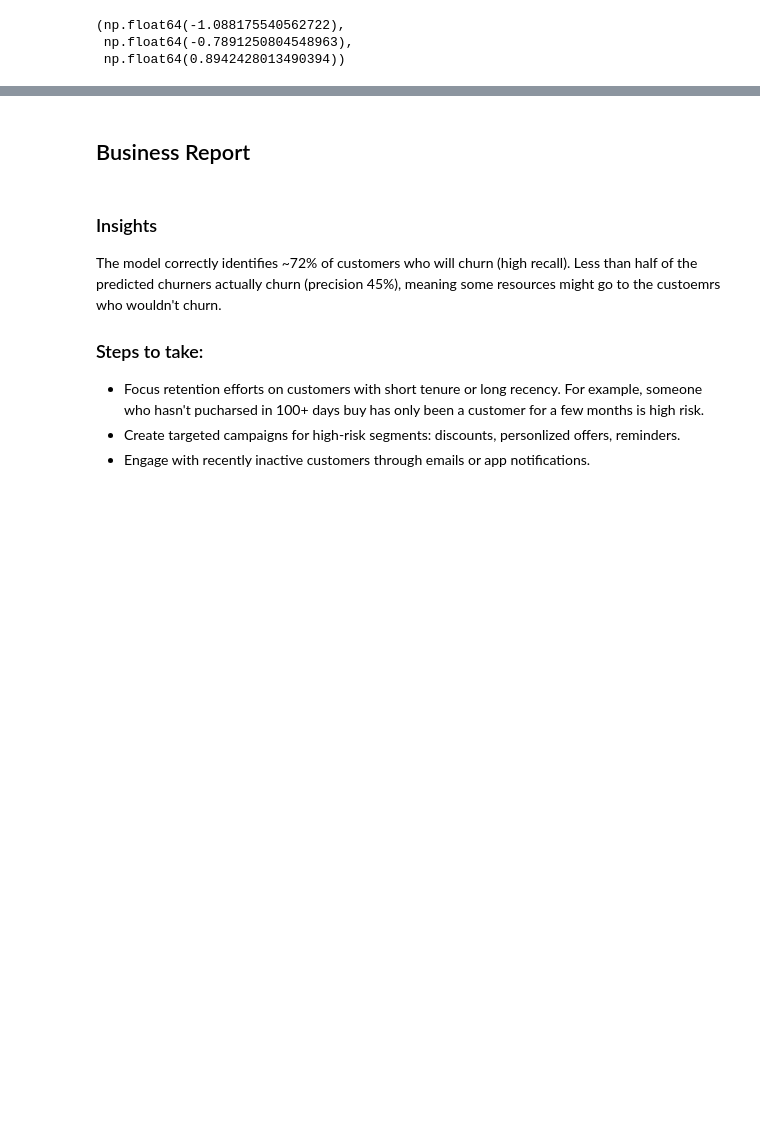
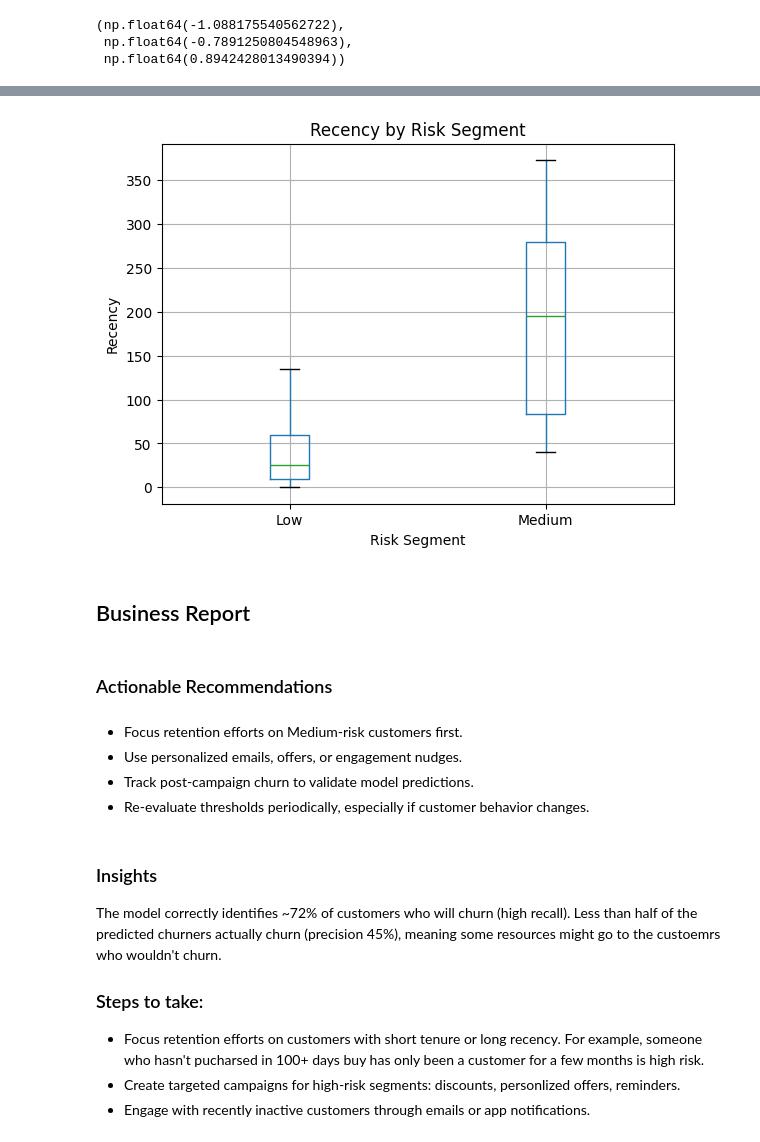
Before and after one commit to Areco892/e-commerce, a Jupyter notebook: analysis.ipynb, the cells around one changed output, grey strips where cells are left out. Cells and saved outputs as stored; diff of their text form; code cells hidden in the pictures; blank space fills up the shorter version.

```diff
--- a/analysis.ipynb
+++ b/analysis.ipynb
@@ -664,5 +784,21 @@ model.intercept_[0], model.coef_[0][0], model.coef_[0][1]
+# %%
+boxplot = features.boxplot(column='recency', by='risk_segment', showfliers=False)
+boxplot.set_title('Recency by Risk Segment')
+boxplot.set_xlabel('Risk Segment')
+boxplot.set_ylabel('Recency')
+plt.suptitle('')
+plt.show()
+# %% [output]
+[figure, added]
 # %% [markdown]
 ## Business Report
+# %% [markdown]
+### Actionable Recommendations
+# %% [markdown]
+- Focus retention efforts on Medium-risk customers first.
+- Use personalized emails, offers, or engagement nudges.
+- Track post-campaign churn to validate model predictions.
+- Re-evaluate thresholds periodically, especially if customer behavior changes.
 # %% [markdown]
 ### Insights
 The model correctly identifies ~72% of customers who will churn (high recall). Less than half of the predicted churners actually churn (precision 45%), meaning some resources might go to the custoemrs who wouldn't churn.
```
Also changed, not shown: parts of 16 cells of this notebook.
